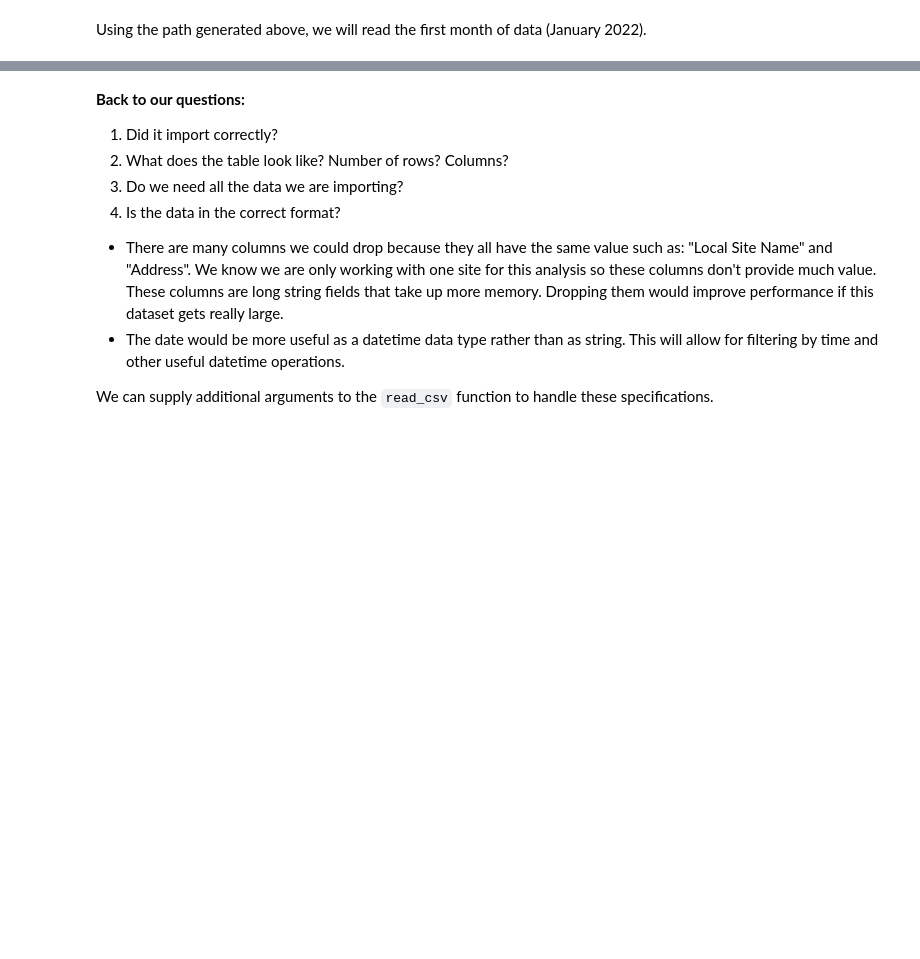
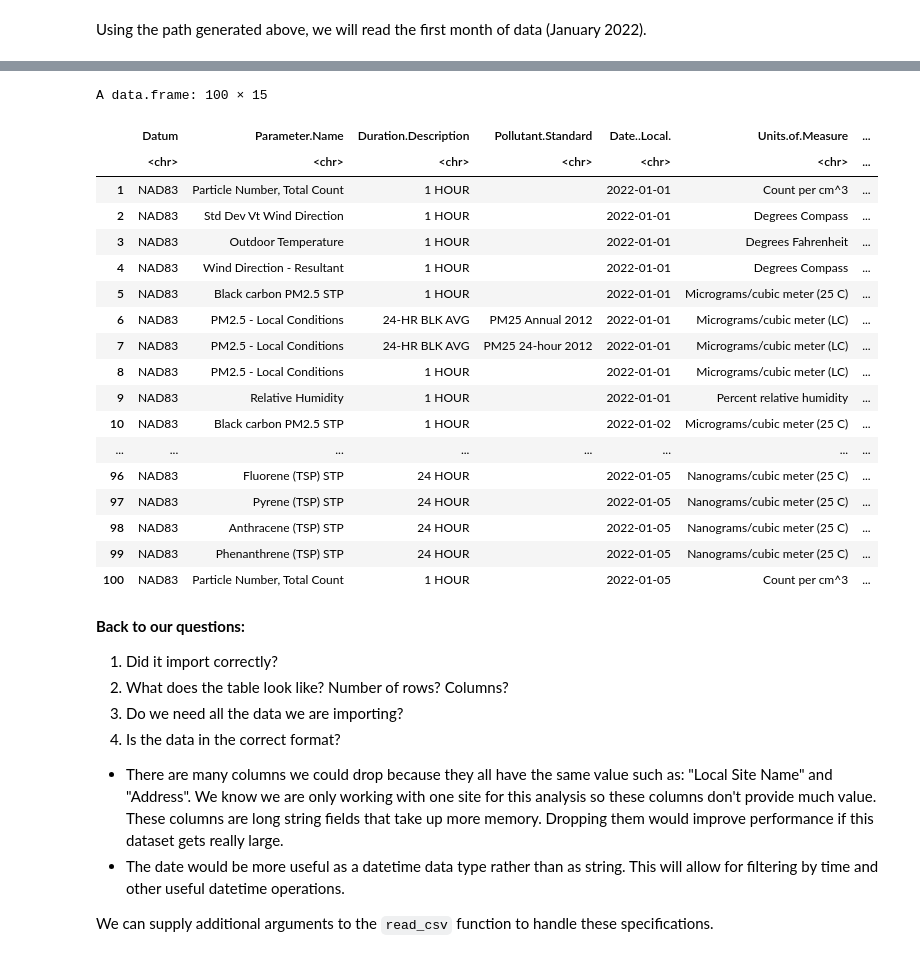
Before and after one commit to MPA-2065-FA24/mpa2065-fall2024, a Jupyter notebook: exploratory_data_analysis/notebooks/1.0-gtd-eda-walkthrough.ipynb, the cells around one changed output, grey strips where cells are left out. Cells and saved outputs as stored; diff of their text form; code cells hidden in the pictures; blank space fills up the shorter version.

```diff
--- a/exploratory_data_analysis/notebooks/1.0-gtd-eda-walkthrough.ipynb
+++ b/exploratory_data_analysis/notebooks/1.0-gtd-eda-walkthrough.ipynb
@@ -177,6 +251,28 @@ df_2022_01.select_dtypes(include=['int', 'float']).head(100)
 # %%
-# Inspect Object fields
-df_2022_01.select_dtypes(include='object').head(100)
+# Inspect Character Fields
+df_2022_01 %>%
+select_if(is.character) %>%
+head(100)
+# %% [output]
+A data.frame: 100 × 15
+|  | Datum | Parameter.Name | Duration.Description | Pollutant.Standard | Date..Local. | Units.of.Measure | ... |
+|  | <chr> | <chr> | <chr> | <chr> | <chr> | <chr> | ... |
+| 1 | NAD83 | Particle Number, Total Count | 1 HOUR |  | 2022-01-01 | Count per cm^3 | ... |
+| 2 | NAD83 | Std Dev Vt Wind Direction | 1 HOUR |  | 2022-01-01 | Degrees Compass | ... |
+| 3 | NAD83 | Outdoor Temperature | 1 HOUR |  | 2022-01-01 | Degrees Fahrenheit | ... |
+| 4 | NAD83 | Wind Direction - Resultant | 1 HOUR |  | 2022-01-01 | Degrees Compass | ... |
+| 5 | NAD83 | Black carbon PM2.5 STP | 1 HOUR |  | 2022-01-01 | Micrograms/cubic meter (25 C) | ... |
+| 6 | NAD83 | PM2.5 - Local Conditions | 24-HR BLK AVG | PM25 Annual 2012 | 2022-01-01 | Micrograms/cubic meter (LC) | ... |
+| 7 | NAD83 | PM2.5 - Local Conditions | 24-HR BLK AVG | PM25 24-hour 2012 | 2022-01-01 | Micrograms/cubic meter (LC) | ... |
+| 8 | NAD83 | PM2.5 - Local Conditions | 1 HOUR |  | 2022-01-01 | Micrograms/cubic meter (LC) | ... |
+| 9 | NAD83 | Relative Humidity | 1 HOUR |  | 2022-01-01 | Percent relative humidity | ... |
+| 10 | NAD83 | Black carbon PM2.5 STP | 1 HOUR |  | 2022-01-02 | Micrograms/cubic meter (25 C) | ... |
+| ... | ... | ... | ... | ... | ... | ... | ... |
+| 96 | NAD83 | Fluorene (TSP) STP | 24 HOUR |  | 2022-01-05 | Nanograms/cubic meter (25 C) | ... |
+| 97 | NAD83 | Pyrene (TSP) STP | 24 HOUR |  | 2022-01-05 | Nanograms/cubic meter (25 C) | ... |
+| 98 | NAD83 | Anthracene (TSP) STP | 24 HOUR |  | 2022-01-05 | Nanograms/cubic meter (25 C) | ... |
+| 99 | NAD83 | Phenanthrene (TSP) STP | 24 HOUR |  | 2022-01-05 | Nanograms/cubic meter (25 C) | ... |
+| 100 | NAD83 | Particle Number, Total Count | 1 HOUR |  | 2022-01-05 | Count per cm^3 | ... |
 # %% [markdown]
 **Back to our questions:**
 
```
Also changed, not shown: parts of 24 cells of this notebook.
